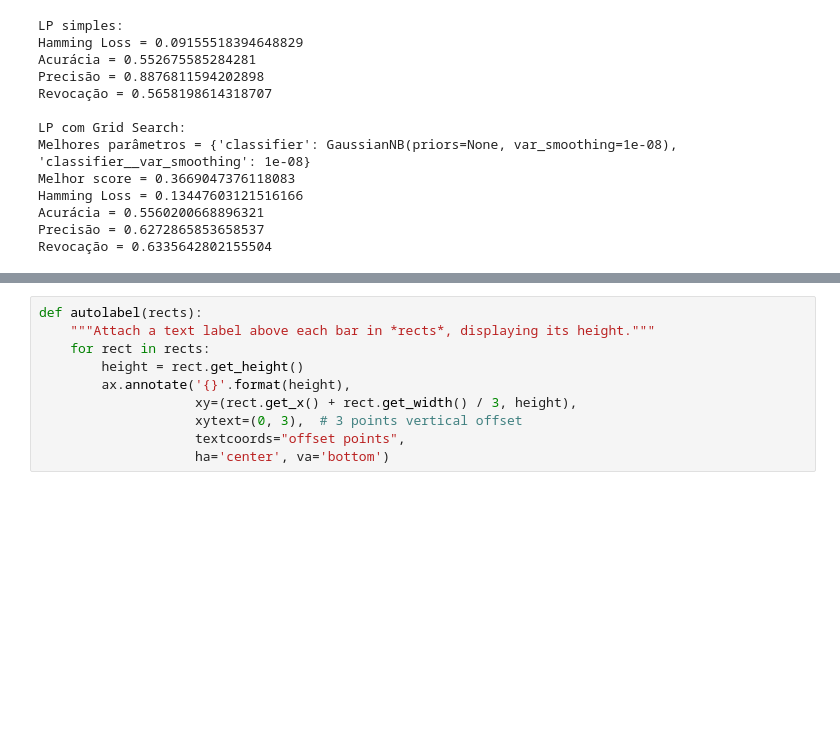
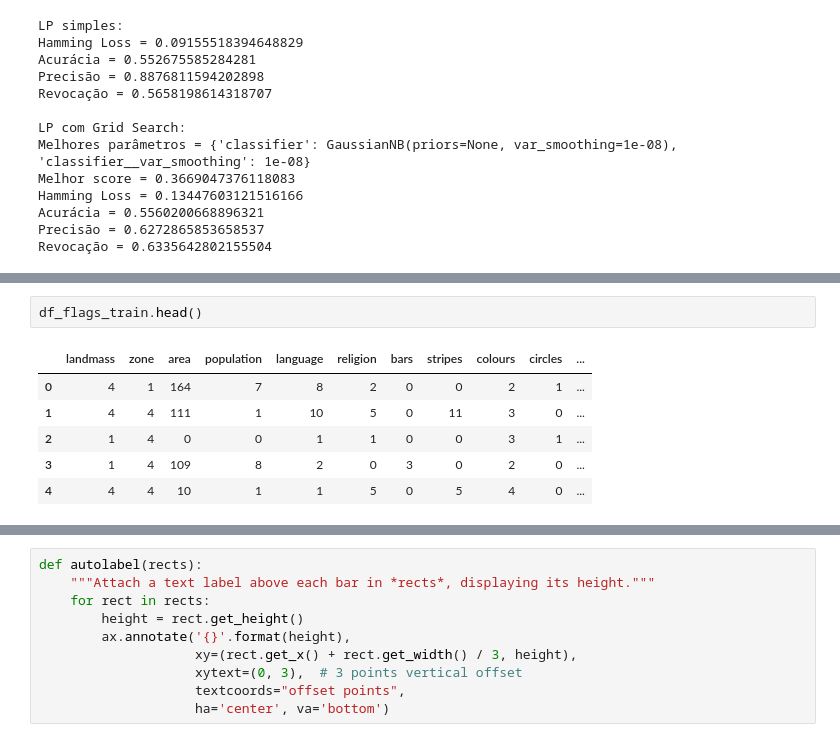
Before and after one commit to LeoRyu18/AM2_T1, a Jupyter notebook: AM2_T1.ipynb, the cells around one changed output, grey strips where cells are left out. Drawn from its saved outputs; the diff is of its cells as text; blank space fills up the shorter version.

```diff
--- a/AM2_T1.ipynb
+++ b/AM2_T1.ipynb
@@ -749,0 +780,9 @@ Revocação = 0.6335642802155504
+# %%
+df_flags_train.head()
+# %% [output]
+|  | landmass | zone | area | population | language | religion | bars | stripes | colours | circles | ... |
+| 0 | 4 | 1 | 164 | 7 | 8 | 2 | 0 | 0 | 2 | 1 | ... |
+| 1 | 4 | 4 | 111 | 1 | 10 | 5 | 0 | 11 | 3 | 0 | ... |
+| 2 | 1 | 4 | 0 | 0 | 1 | 1 | 0 | 0 | 3 | 1 | ... |
+| 3 | 1 | 4 | 109 | 8 | 2 | 0 | 3 | 0 | 2 | 0 | ... |
+| 4 | 4 | 4 | 10 | 1 | 1 | 5 | 0 | 5 | 4 | 0 | ... |
```
Also changed, not shown: parts of 10 cells of this notebook.
